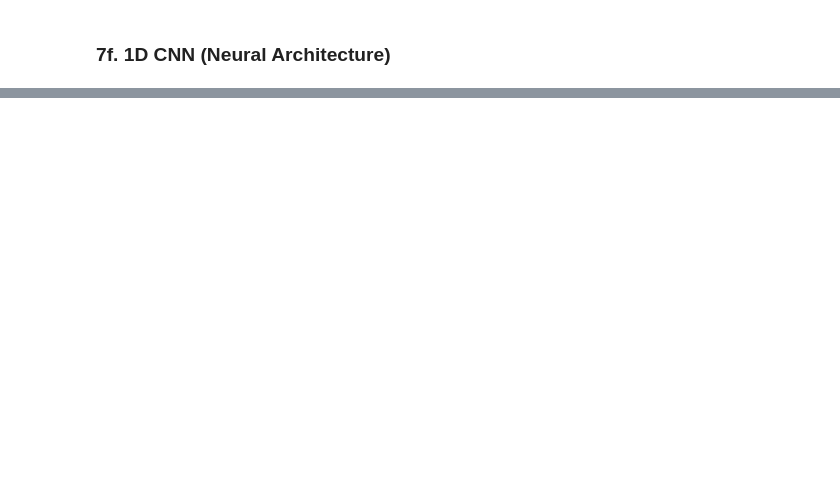
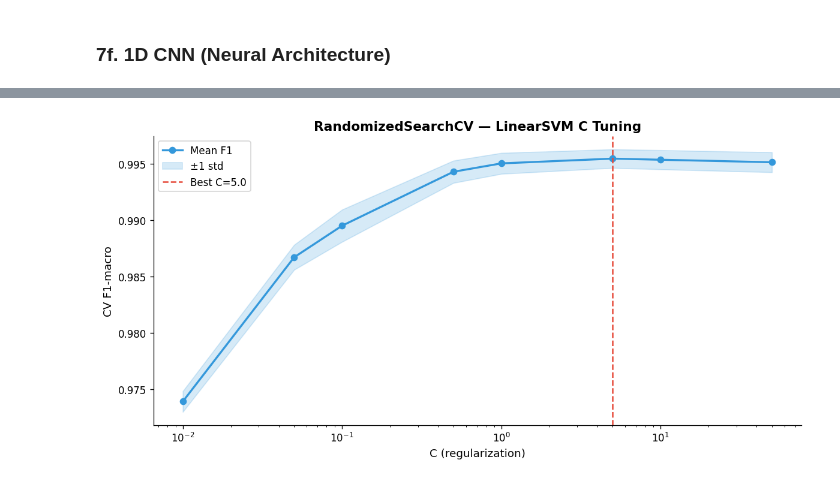
Before and after one commit to MinoliPerera021126/fake-news-detection-ml-system, a Jupyter notebook: fake_news_detection.ipynb, the cells around one changed output, grey strips where cells are left out. Saved outputs shown, nothing was run; the diff lists cells and outputs as text; code cells hidden in the pictures; blank space fills up the shorter version.

```diff
--- a/fake_news_detection.ipynb
+++ b/fake_news_detection.ipynb
@@ -476,4 +466,6 @@ def train_and_log_models(model_class, model_name, X_train, y_train, X_val, y_val
 # %% [markdown]
 ### 7a. Logistic Regression
+# %%
+val_results = {}
 # %%
 print('Training Logistic Regression...')
@@ -768,0 +752,96 @@ plt.show()
+# %%
+from sklearn.model_selection import RandomizedSearchCV
+import scipy.sparse as sp
+
+# 1. Combine train + val (test remains untouched)
+X_tv = sp.vstack([X_train_tfidf, X_val_tfidf])
+y_tv = pd.concat([y_train, y_val]).reset_index(drop=True)
+print(f"Train+Val size: {X_tv.shape[0]:,} samples")
+
+# 2. Define base pipeline
+svm_base    = LinearSVC(loss='squared_hinge', dual=False, max_iter=3000, random_state=42)
+svm_calib   = CalibratedClassifierCV(svm_base, cv=3)
+
+param_dist = {
+    'estimator__C': [0.01, 0.05, 0.1, 0.5, 1.0, 5.0, 10.0, 50.0]
+}
+
+search = RandomizedSearchCV(
+    estimator  = svm_calib,
+    param_distributions = param_dist,
+    n_iter     = 8,
+    cv         = 5,
+    scoring    = 'f1_macro',
+    n_jobs     = 1,
+    verbose    = 2,
+    random_state = 42,
+    refit      = True,
+)
+
+print("\nRunning RandomizedSearchCV (5-fold, scoring=f1_macro)...")
+t0 = time.time()
+search.fit(X_tv, y_tv)
+tuning_time = time.time() - t0
+print(f"Done in {tuning_time:.1f}s ✓")
+
+print(f"\nBest params : {search.best_params_}")
+print(f"Best CV F1  : {search.best_score_:.4f}")
+print(f"Baseline F1 : {baseline['F1 (macro)']:.4f}  (Δ {search.best_score_ - baseline['F1 (macro)']:+.4f})")
+
+# 3. Store the tuned model
+tuned_svm = search.best_estimator_
+
+# 4. Plot CV results across C values
+cv_results_df = pd.DataFrame(search.cv_results_)
+cv_results_df = cv_results_df.sort_values('param_estimator__C')
+
+fig, ax = plt.subplots(figsize=(10, 5))
+ax.plot(cv_results_df['param_estimator__C'].astype(float),
+        cv_results_df['mean_test_score'], marker='o', color='#3498db', lw=2, label='Mean F1')
+ax.fill_between(
+    cv_results_df['param_estimator__C'].astype(float),
+    cv_results_df['mean_test_score'] - cv_results_df['std_test_score'],
+    cv_results_df['mean_test_score'] + cv_results_df['std_test_score'],
+    alpha=0.2, color='#3498db', label='±1 std'
+)
+ax.axvline(search.best_params_['estimator__C'], color='#e74c3c',
+           linestyle='--', lw=1.5, label=f"Best C={search.best_params_['estimator__C']}")
+ax.set_xscale('log')
+ax.set_xlabel('C (regularization)', fontsize=11)
+ax.set_ylabel('CV F1-macro', fontsize=11)
+ax.set_title('RandomizedSearchCV — LinearSVM C Tuning', fontsize=13, fontweight='bold')
+ax.legend()
+plt.tight_layout()
+plt.savefig('svm_tuning_curve.png', dpi=120)
+plt.show()
+
+# 5. Log tuning run to MLflow
+cv_results_df.to_csv('svm_cv_results.csv', index=False)
+
+with mlflow.start_run(run_name='LinearSVM_HyperparamTuning'):
+    mlflow.set_tag('stage', 'hyperparameter_tuning')
+    mlflow.set_tag('model', 'LinearSVM')
+    mlflow.log_params(search.best_params_)
+    mlflow.log_metrics({
+        'best_cv_f1_macro' : round(search.best_score_, 4),
+        'baseline_f1_macro': round(baseline['F1 (macro)'], 4),
+        'delta_f1'         : round(search.best_score_ - baseline['F1 (macro)'], 4),
+        'tuning_time_s'    : round(tuning_time, 1),
+    })
+    mlflow.log_artifact('svm_tuning_curve.png')
+    mlflow.log_artifact('svm_cv_results.csv')
+    mlflow.sklearn.log_model(
+        tuned_svm,
+        name = 'model',
+        registered_model_name = MODEL_REGISTRY_NAME
+    )
+
+# 6. Update registry — tag new version as tuned
+tuned_versions = client.get_latest_versions(MODEL_REGISTRY_NAME)
+tuned_version  = tuned_versions[0].version
+
+client.set_model_version_tag(MODEL_REGISTRY_NAME, tuned_version, 'status', 'post_tuning')
+client.set_model_version_tag(MODEL_REGISTRY_NAME, tuned_version, 'best_C',
+                              str(search.best_params_['estimator__C']))
+print(f"\nTuned model registered as '{MODEL_REGISTRY_NAME}' v{tuned_version} ✓")
+# %% [output]
@@ -768,0 +865 @@ plt.show()
+[figure, added]
```
Also changed, not shown: parts of 42 cells of this notebook, 4 other files.
